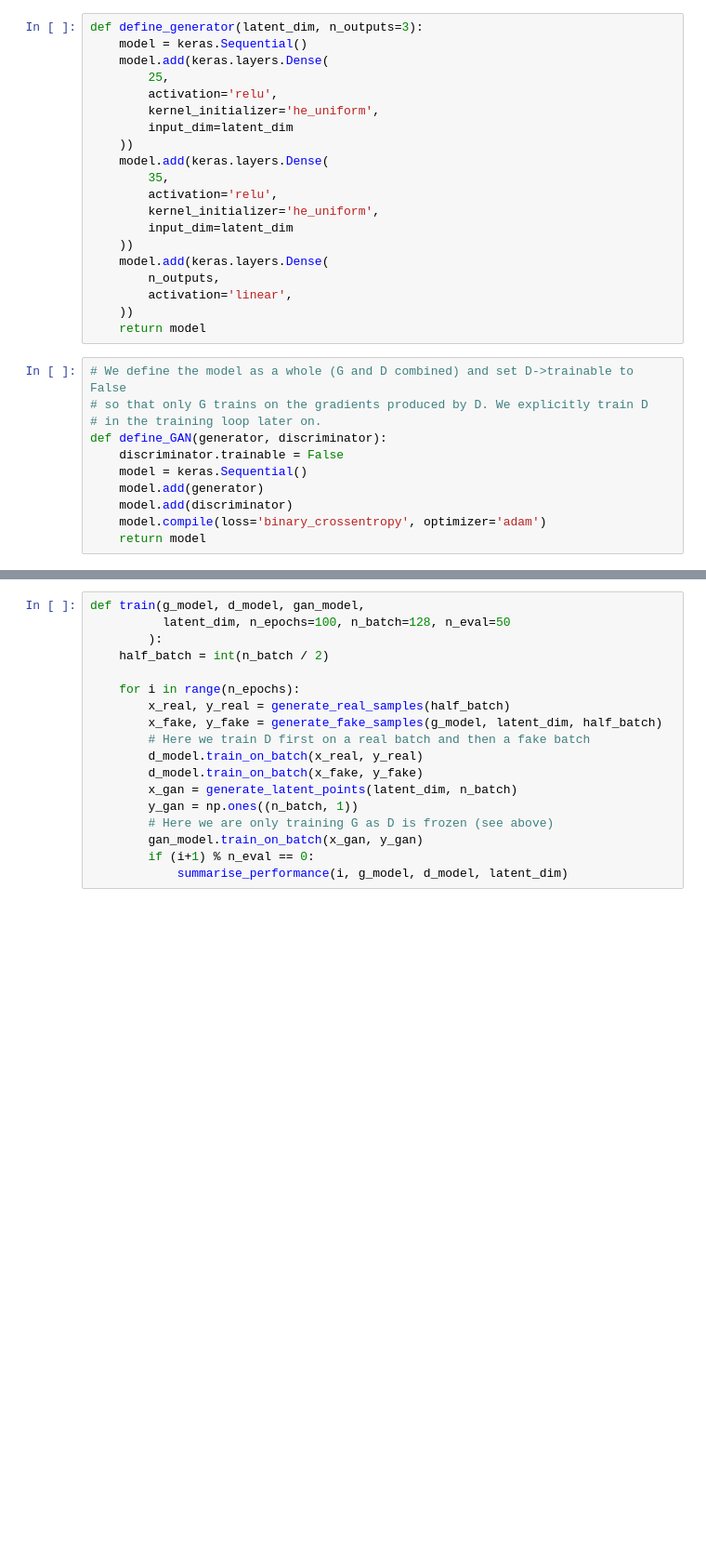
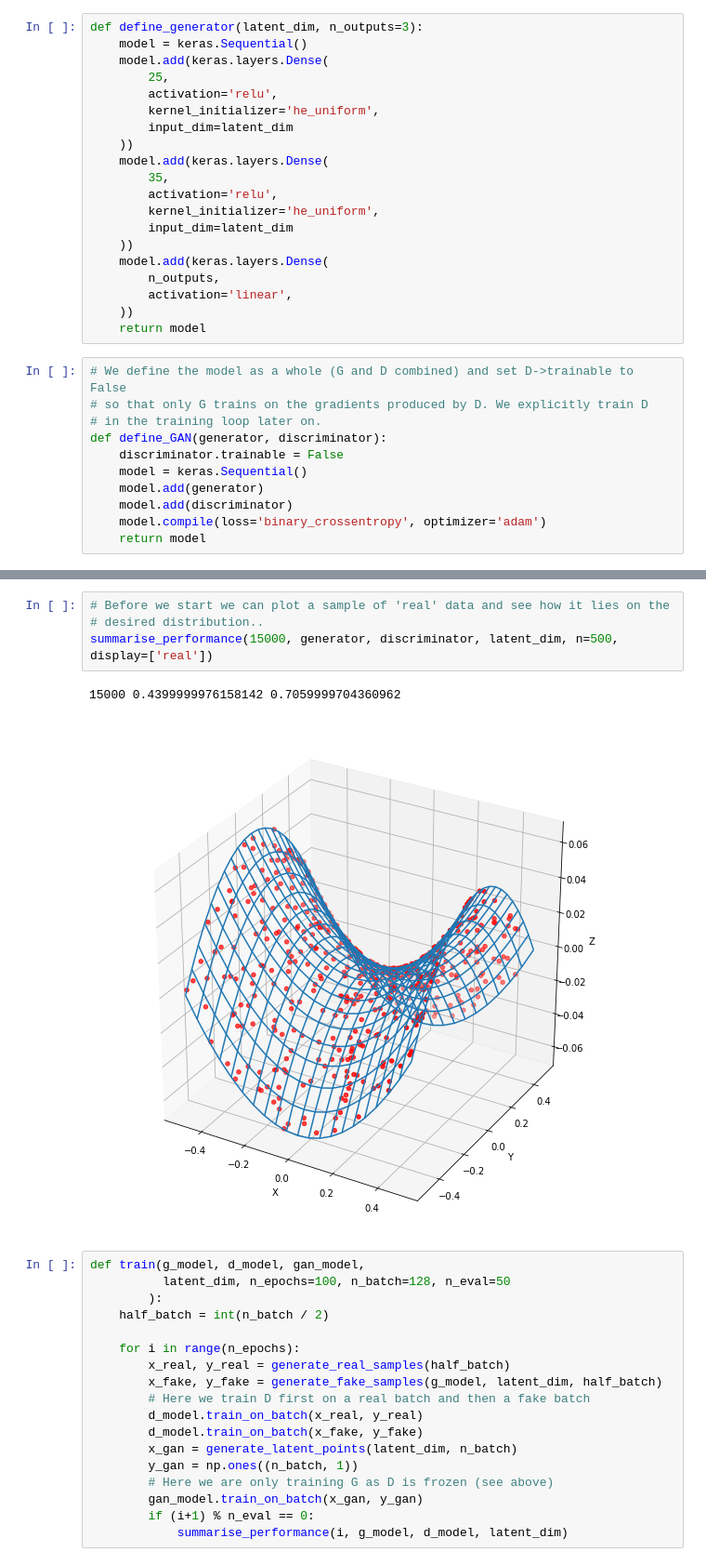
Before and after one commit to joshmurr/machine-learnings, a Jupyter notebook: simple-gan/Simple_GAN_3D.ipynb, the cells around one changed output, grey strips where cells are left out. Shown at 93% size. Cells and saved outputs as stored; diff of their text form; blank space fills up the shorter version.

```diff
--- a/simple-gan/Simple_GAN_3D.ipynb
+++ b/simple-gan/Simple_GAN_3D.ipynb
@@ -149,6 +153,13 @@ def summarise_performance(epoch, generator, discriminator, latent_dim, n=100, sa
 
 
     plt.show()
+# %%
+# Before we start we can plot a sample of 'real' data and see how it lies on the
+# desired distribution..
+summarise_performance(15000, generator, discriminator, latent_dim, n=500, display=['real'])
+# %% [output]
+15000 0.4399999976158142 0.7059999704360962
+[figure, added]
 # %%
 def train(g_model, d_model, gan_model,
           latent_dim, n_epochs=100, n_batch=128, n_eval=50
```
Also changed, not shown: parts of 11 cells of this notebook.
